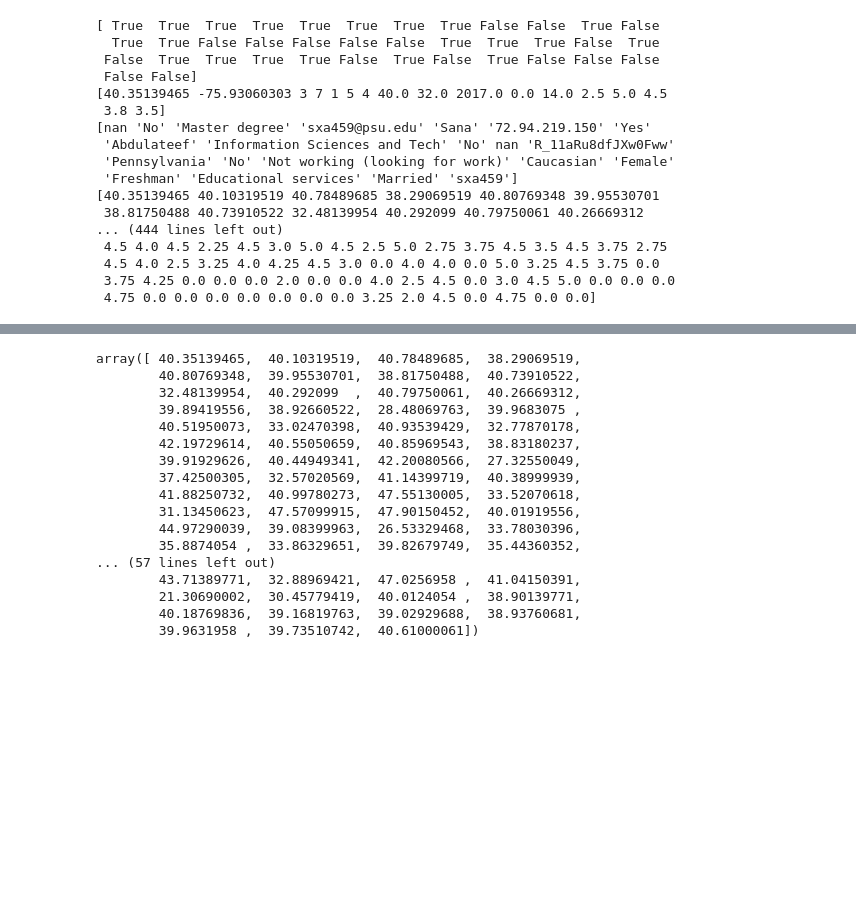
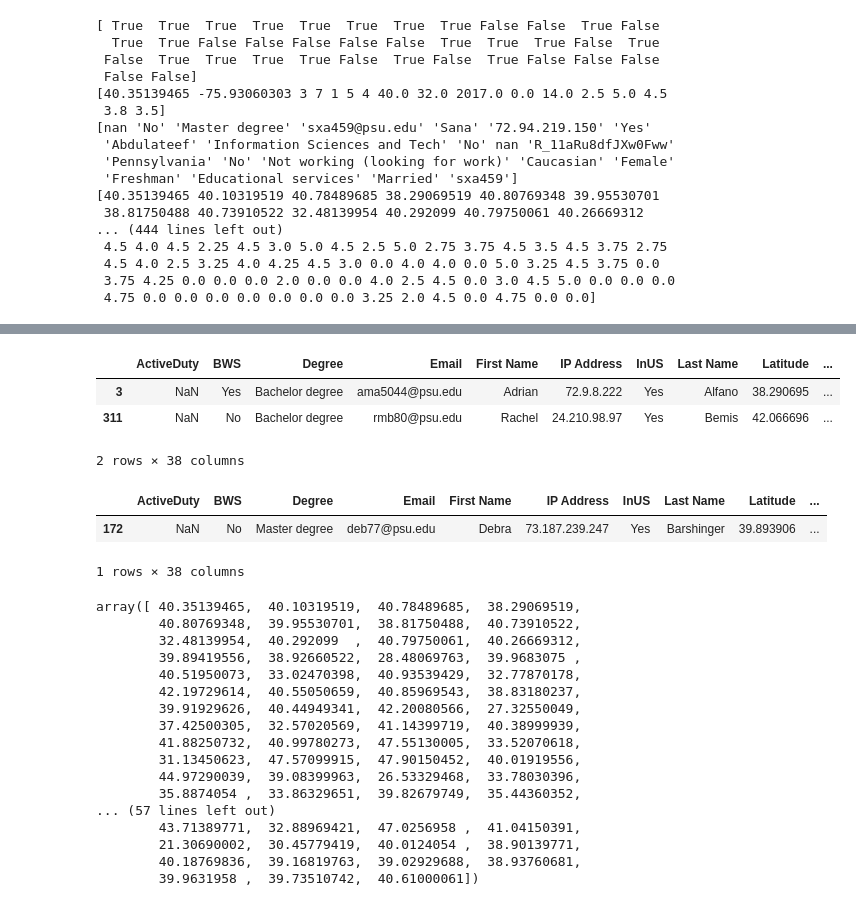
Before and after one commit to snowshine09/ml_clustering, a Jupyter notebook: mongo-clustering.ipynb, the cells around one changed output, grey strips where cells are left out. Saved outputs shown, nothing was run; the diff lists cells and outputs as text; code cells hidden in the pictures; blank space fills up the shorter version.

```diff
--- a/mongo-clustering.ipynb
+++ b/mongo-clustering.ipynb
@@ -296,3 +283,16 @@ df.select_dtypes(exclude=['object'])
+# %%
+display
+# %% [output]
+|  | ActiveDuty | BWS | Degree | Email | First Name | IP Address | InUS | Last Name | Latitude | ... |
+| 3 | NaN | Yes | Bachelor degree | ama5044@psu.edu | Adrian | 72.9.8.222 | Yes | Alfano | 38.290695 | ... |
+| 311 | NaN | No | Bachelor degree | rmb80@psu.edu | Rachel | 24.210.98.97 | Yes | Bemis | 42.066696 | ... |
+2 rows × 38 columns
+# %%
+df.iloc[[172]]
+# %% [output]
+|  | ActiveDuty | BWS | Degree | Email | First Name | IP Address | InUS | Last Name | Latitude | ... |
+| 172 | NaN | No | Master degree | deb77@psu.edu | Debra | 73.187.239.247 | Yes | Barshinger | 39.893906 | ... |
+1 rows × 38 columns
 # %%
 df.Latitude.unique()
 # %% [output]
```
Also changed, not shown: parts of 3 cells of this notebook.
